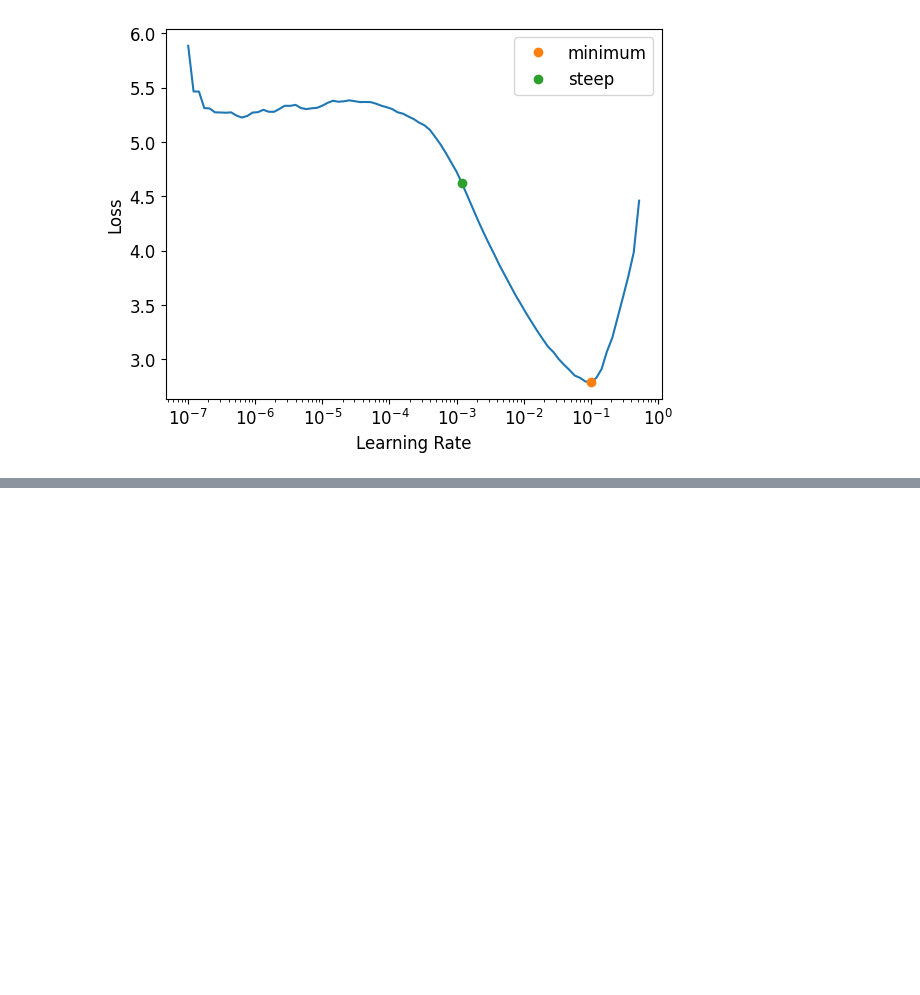
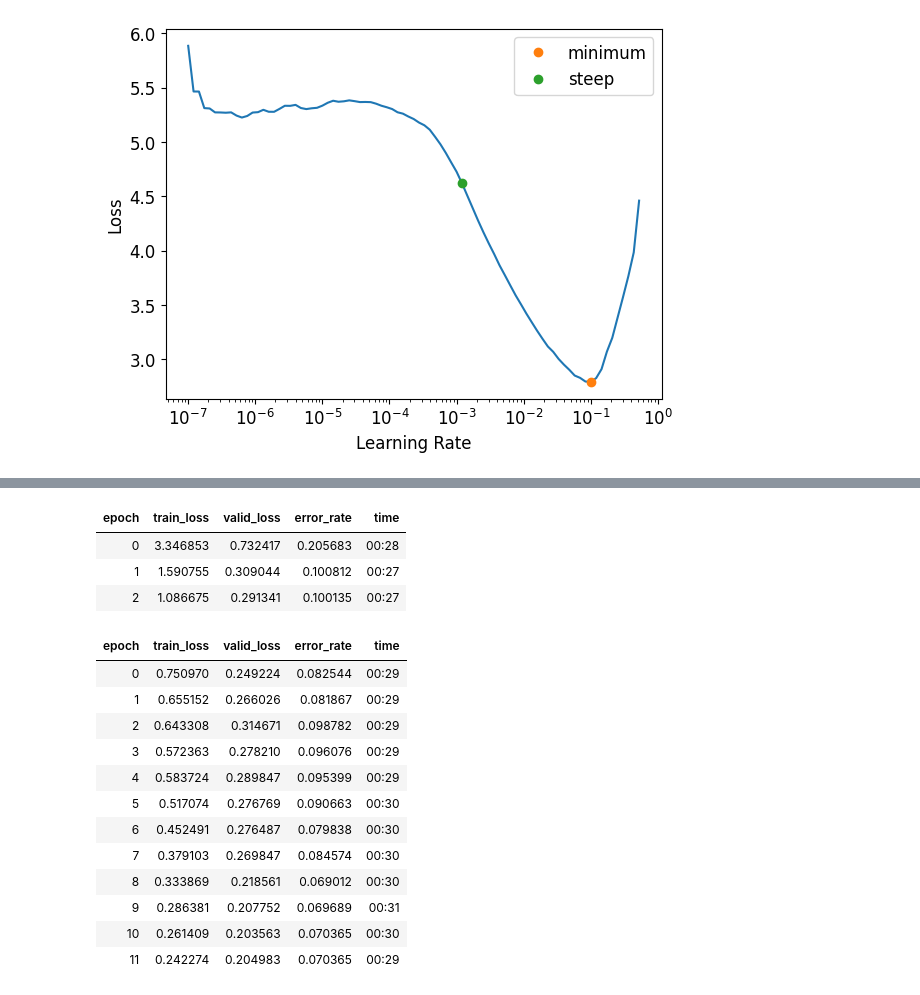
Before and after one commit to CodeWithOz/fastai-deep-learn-coders, a Jupyter notebook: ch-05-pet-breeds-improvements.ipynb, the cells around one changed output, grey strips where cells are left out. Saved outputs shown, nothing was run; the diff lists cells and outputs as text; code cells hidden in the pictures; blank space fills up the shorter version.

```diff
--- a/ch-05-pet-breeds-improvements.ipynb
+++ b/ch-05-pet-breeds-improvements.ipynb
@@ -152,0 +213,21 @@ learn.fine_tune(12, freeze_epochs=3)
+# %%
+learn2 = vision_learner(dls1, resnet34, metrics=error_rate).to_fp16()
+learn2.fine_tune(12, freeze_epochs=3)
+# %% [output]
+| epoch | train_loss | valid_loss | error_rate | time |
+| 0 | 3.346853 | 0.732417 | 0.205683 | 00:28 |
+| 1 | 1.590755 | 0.309044 | 0.100812 | 00:27 |
+| 2 | 1.086675 | 0.291341 | 0.100135 | 00:27 |
+| epoch | train_loss | valid_loss | error_rate | time |
+| 0 | 0.750970 | 0.249224 | 0.082544 | 00:29 |
+| 1 | 0.655152 | 0.266026 | 0.081867 | 00:29 |
+| 2 | 0.643308 | 0.314671 | 0.098782 | 00:29 |
+| 3 | 0.572363 | 0.278210 | 0.096076 | 00:29 |
+| 4 | 0.583724 | 0.289847 | 0.095399 | 00:29 |
+| 5 | 0.517074 | 0.276769 | 0.090663 | 00:30 |
+| 6 | 0.452491 | 0.276487 | 0.079838 | 00:30 |
+| 7 | 0.379103 | 0.269847 | 0.084574 | 00:30 |
+| 8 | 0.333869 | 0.218561 | 0.069012 | 00:30 |
+| 9 | 0.286381 | 0.207752 | 0.069689 | 00:31 |
+| 10 | 0.261409 | 0.203563 | 0.070365 | 00:30 |
+| 11 | 0.242274 | 0.204983 | 0.070365 | 00:29 |
```
Also changed, not shown: parts of 6 cells of this notebook.
